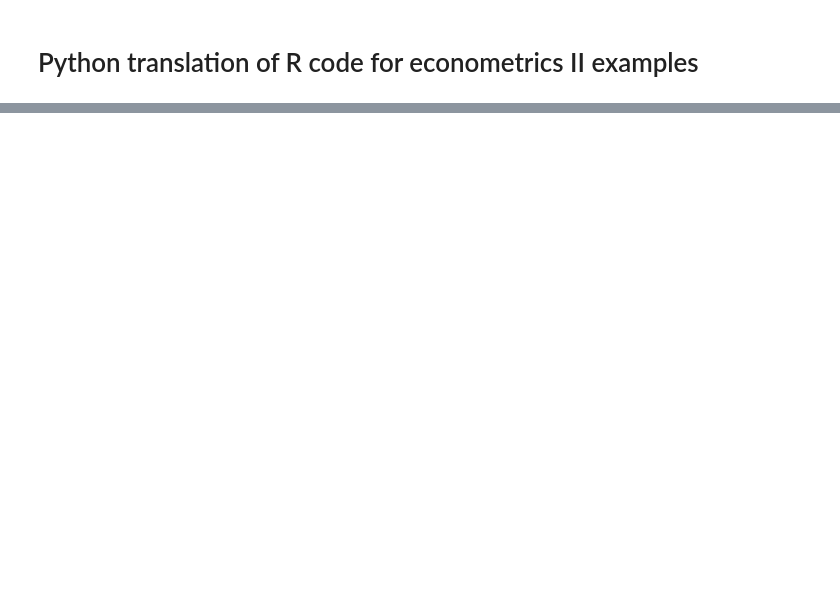
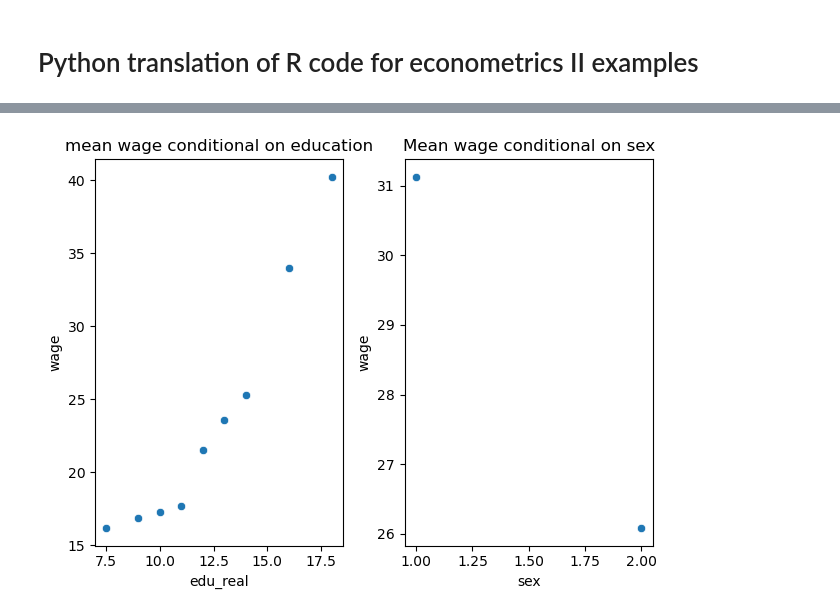
Before and after one commit to thorerismann/climate-python, a Jupyter notebook: econometrics-2/metrics-2-data.ipynb, the cells around one changed output, grey strips where cells are left out. Drawn from its saved outputs; the diff is of its cells as text; code cells hidden in the pictures; blank space fills up the shorter version.

Commit message:
conditional mean update

```diff
--- a/econometrics-2/metrics-2-data.ipynb
+++ b/econometrics-2/metrics-2-data.ipynb
@@ -96,0 +116,12 @@ sns.histplot(data = melted,x = 'edu_real', hue = 'sex')
+# %%
+a = df_.groupby('edu_real').agg({'wage':'mean'})
+b = df_.groupby('sex').agg({'wage':'mean'})
+fig,axs = plt.subplots(1,2)
+sns.scatterplot(data = a,x = a.index,y = 'wage',ax = axs[0])
+axs[0].set_title('mean wage conditional on education')
+sns.scatterplot(data = b,x = b.index,y= 'wage',ax = axs[1])
+axs[1].set_title('Mean wage conditional on sex')
+plt.tight_layout()
+plt.show()
+# %% [output]
+[figure, added]
```
Also changed, not shown: parts of 25 cells of this notebook, 1 other file.
